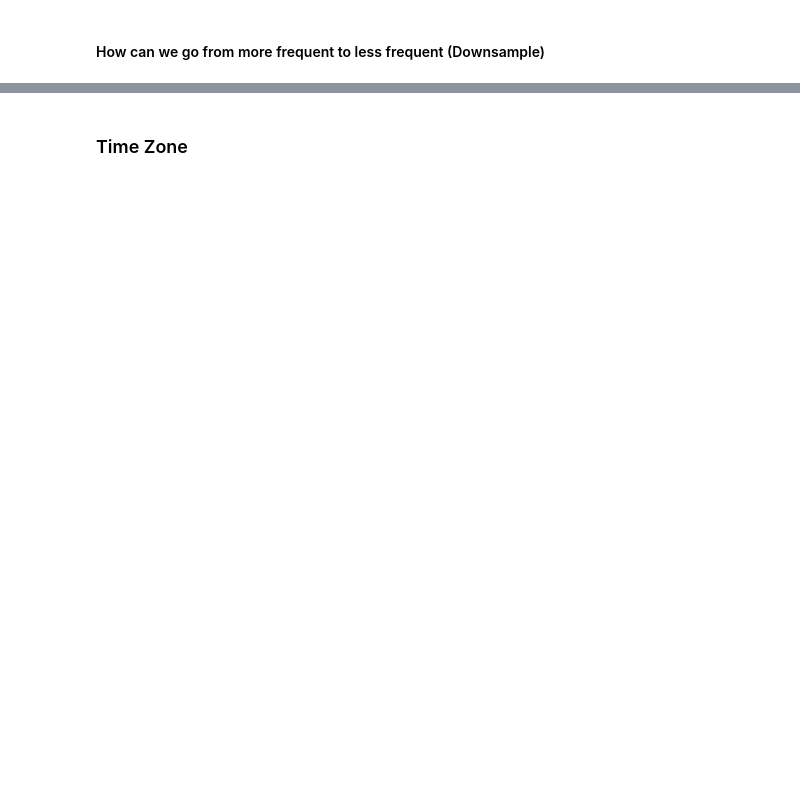
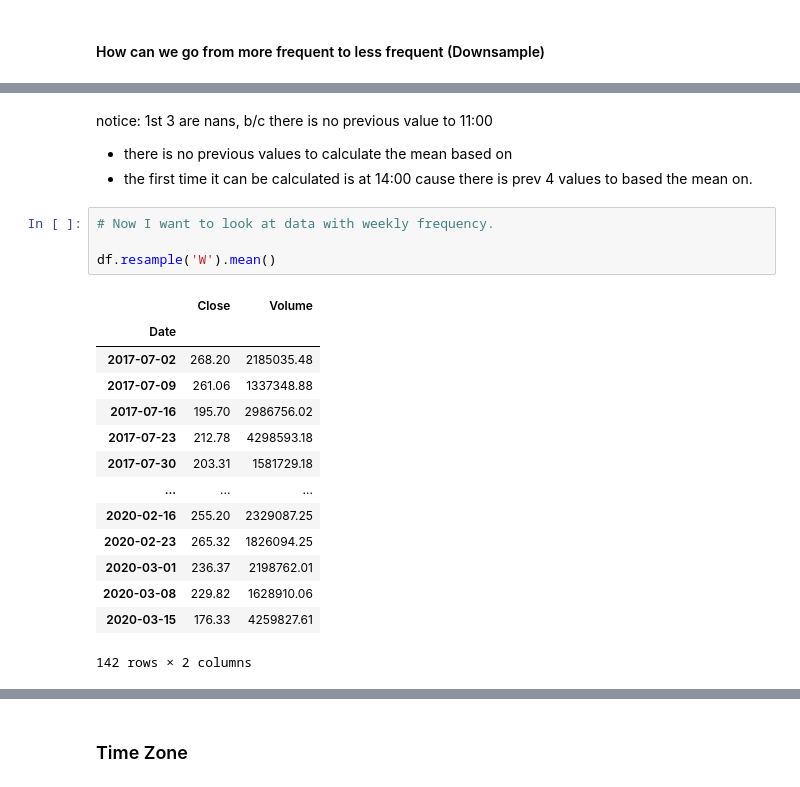
Before and after one commit to aliciag92/time-series-exercises, a Jupyter notebook: TSA-dates-lesson.ipynb, the cells around one changed output, grey strips where cells are left out. Cells and saved outputs as stored; diff of their text form; blank space fills up the shorter version.

```diff
--- a/TSA-dates-lesson.ipynb
+++ b/TSA-dates-lesson.ipynb
@@ -435,0 +660,23 @@ df.rolling(4).mean()
+# %% [markdown]
+notice: 1st 3 are nans, b/c there is no previous value to 11:00
+- there is no previous values to calculate the mean based on
+- the first time it can be calculated is at 14:00 cause there is prev 4 values to based the mean on.
+# %%
+# Now I want to look at data with weekly frequency.
+
+df.resample('W').mean()
+# %% [output]
+|  | Close | Volume |
+| Date |  |  |
+| 2017-07-02 | 268.20 | 2185035.48 |
+| 2017-07-09 | 261.06 | 1337348.88 |
+| 2017-07-16 | 195.70 | 2986756.02 |
+| 2017-07-23 | 212.78 | 4298593.18 |
+| 2017-07-30 | 203.31 | 1581729.18 |
+| ... | ... | ... |
+| 2020-02-16 | 255.20 | 2329087.25 |
+| 2020-02-23 | 265.32 | 1826094.25 |
+| 2020-03-01 | 236.37 | 2198762.01 |
+| 2020-03-08 | 229.82 | 1628910.06 |
+| 2020-03-15 | 176.33 | 4259827.61 |
+142 rows × 2 columns
```
Also changed, not shown: parts of 45 cells of this notebook.
